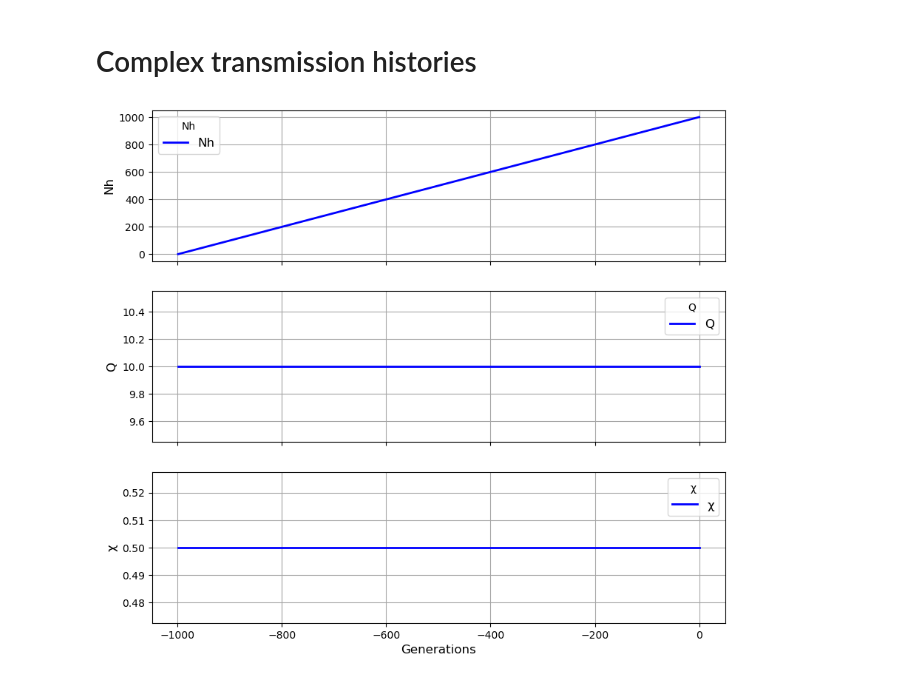
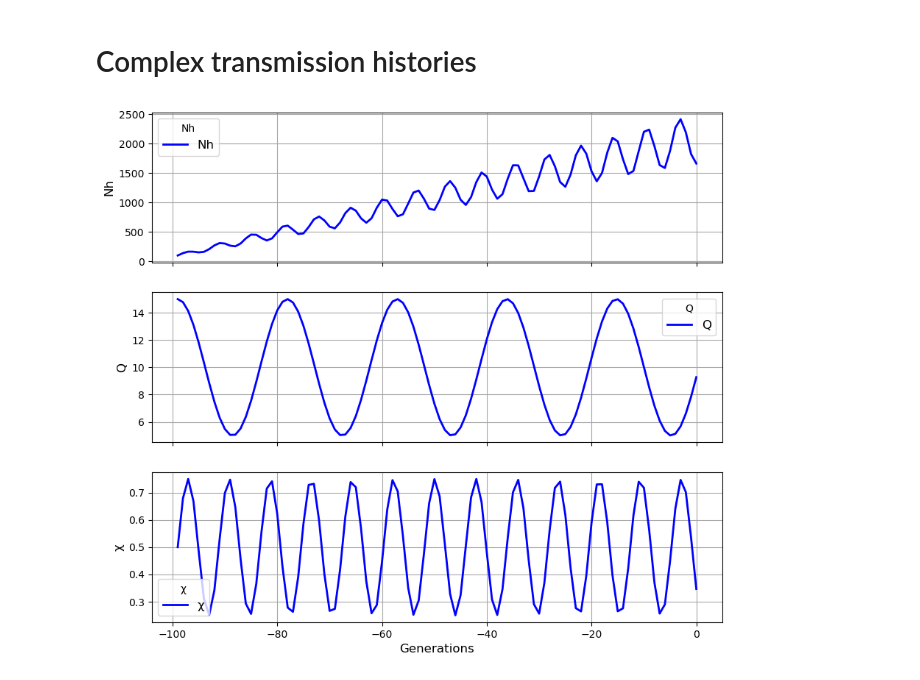
Before and after one commit to d-kwiat/gtg, a Jupyter notebook: create-population.ipynb, the cells around one changed output. Saved outputs shown, nothing was run; the diff lists cells and outputs as text; code cells hidden in the pictures.

```diff
--- a/create-population.ipynb
+++ b/create-population.ipynb
@@ -122,34 +124,35 @@ The `get_coalescent` and `get_diversity` methods generate data arrays that becom
 # %%
 # For more complex transmission histories
 # .. that cannot be easily represented by a list of lists
 # .. we can instead create an array of transmission parameters
 # .. where axis 0 represents forward time
 
 import numpy
+import math
 
-duration_of_simulation = 1000
+duration_of_simulation = 100
 my_history = numpy.ones((duration_of_simulation, 4))
 
-N = 1
-Q = 10
-X = 0.5
+N = 100 # Nh baseline
+Q = 10  # Q baseline
+X = 0.5 # chi baseline
 M = 0
 
 for t in range(duration_of_simulation):
 
-    my_history[t, 0] = N
-    my_history[t, 1] = Q
-    my_history[t, 2] = X
+    my_history[t, 0] = N * (1 + 0.2 * math.sin(t))
+    my_history[t, 1] = Q * (1 + 0.5 * math.cos(0.3 * t))
+    my_history[t, 2] = X * (1 + 0.5 * math.sin(0.8 * t))
     my_history[t, 3] = M
 
-    N += 1
+    N += 20
 
 # We create a population with this transmission history
 
 my_population = cs.Population(my_history)
 
 # We plot the transmission history
 
 my_population.plot_history()
 # %% [output]
-[figure, old version]
+[figure, new version]
```
Also changed, not shown: parts of 2 cells of this notebook.
